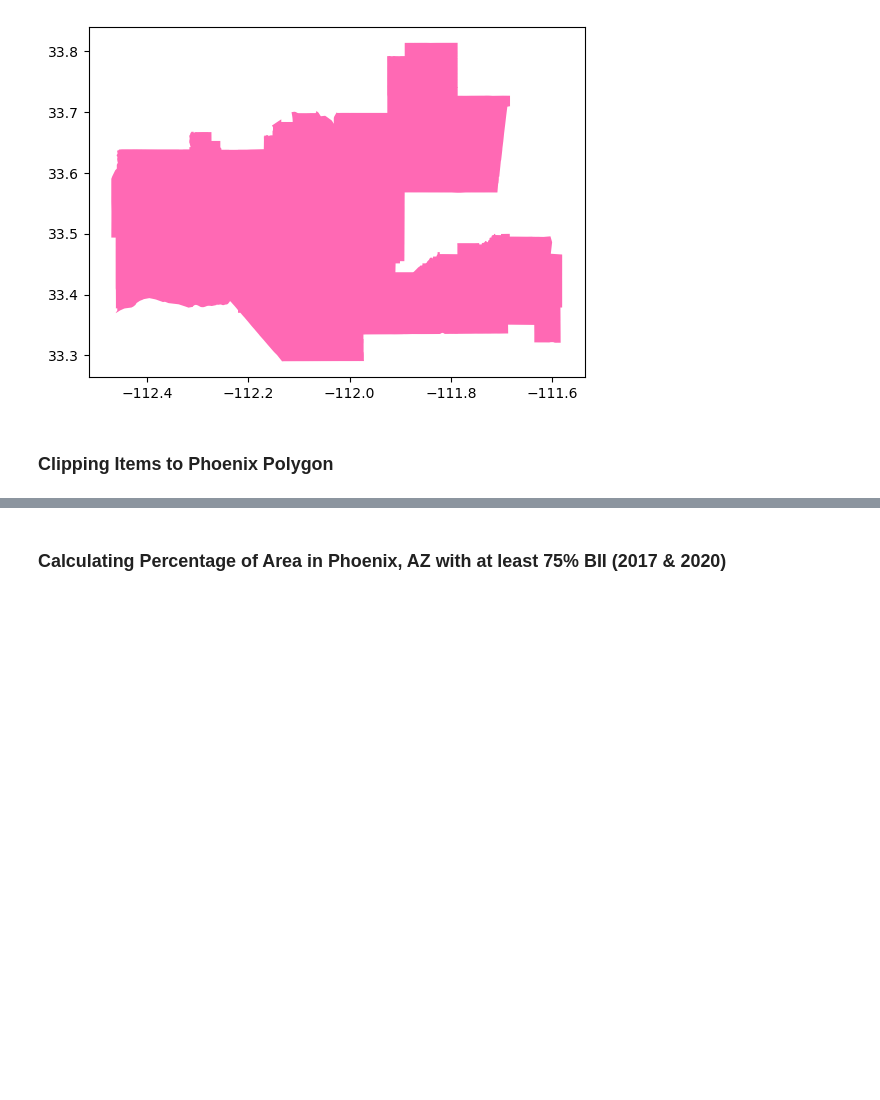
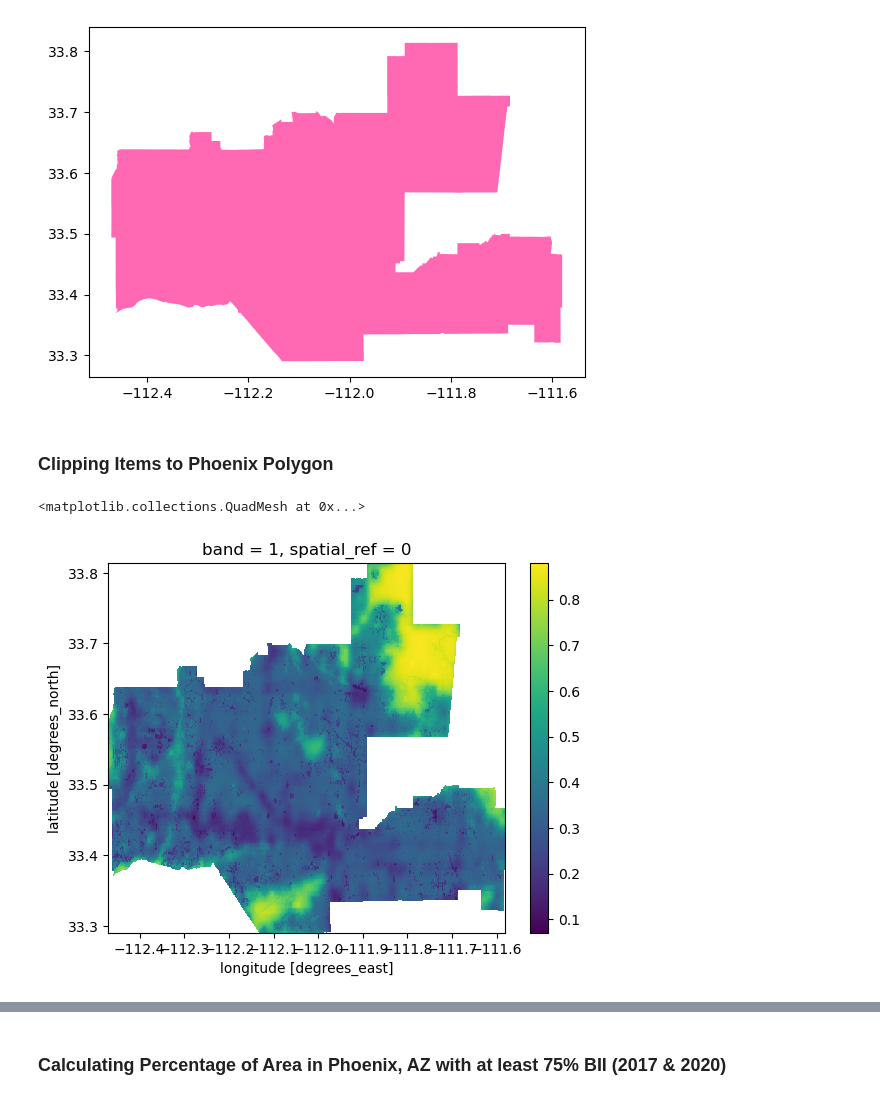
Before and after one commit to saingersoll/BII-Phoenix, a Jupyter notebook: BII-Phoenix.ipynb, the cells around one changed output, grey strips where cells are left out. Cells and saved outputs as stored; diff of their text form; code cells hidden in the pictures; blank space fills up the shorter version.

Commit message:
more checks and image added

```diff
--- a/BII-Phoenix.ipynb
+++ b/BII-Phoenix.ipynb
@@ -171,3 +168,9 @@ phoenix_polygon.plot(color = 'hotpink')
 BII_2017_phoenix = BII_2017_data.rio.clip(phoenix_polygon['geometry'])
 
 BII_2020_phoenix = BII_2020_data.rio.clip(phoenix_polygon['geometry'])
+# %%
+# Visualizing
+BII_2017_phoenix.plot()
+# %% [output]
+<matplotlib.collections.QuadMesh at 0x...>
+[figure, added]
```
Also changed, not shown: parts of 7 cells of this notebook, 1 other file.
